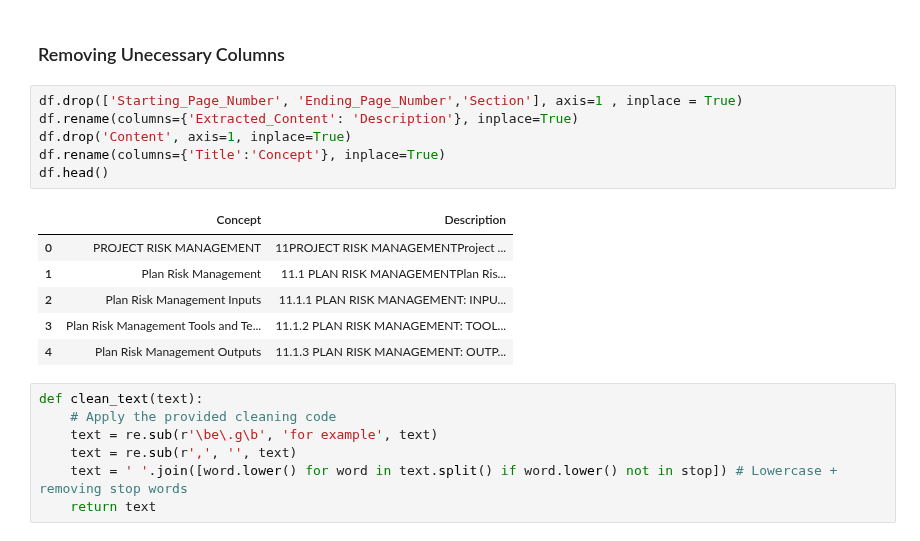
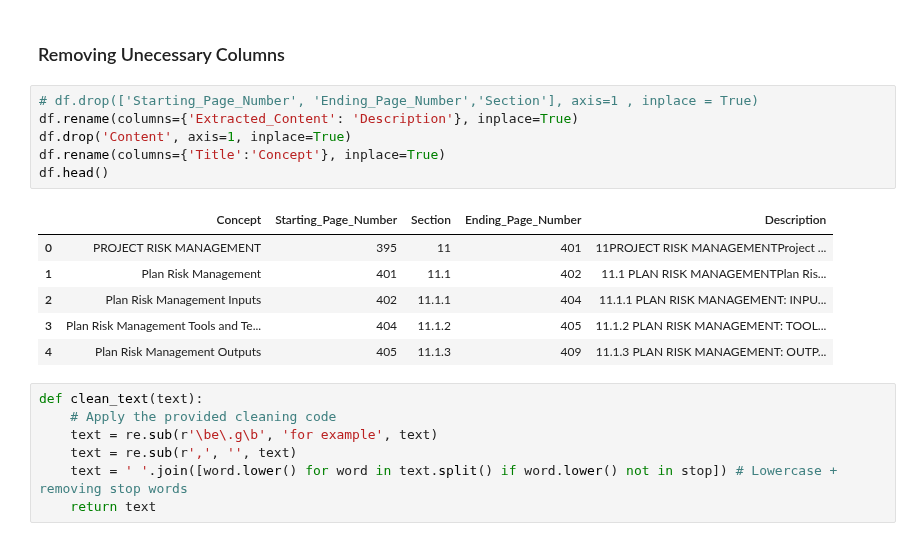
Before and after one commit to oussamaJMAA/PRM-Conceptual-Graphs-Recommendations, a Jupyter notebook: src/PMBOK + PMI.ipynb, the cells around one changed output. Saved outputs shown, nothing was run; the diff lists cells and outputs as text.

```diff
--- a/src/PMBOK + PMI.ipynb
+++ b/src/PMBOK + PMI.ipynb
@@ -420,18 +420,18 @@ df.head()
 # %% [markdown]
 ### Removing Unecessary Columns
 # %%
-df.drop(['Starting_Page_Number', 'Ending_Page_Number','Section'], axis=1 , inplace = True)
+# df.drop(['Starting_Page_Number', 'Ending_Page_Number','Section'], axis=1 , inplace = True)
 df.rename(columns={'Extracted_Content': 'Description'}, inplace=True)
 df.drop('Content', axis=1, inplace=True)
 df.rename(columns={'Title':'Concept'}, inplace=True)
 df.head()
 # %% [output]
-|  | Concept | Description |
-| 0 | PROJECT RISK MANAGEMENT | 11PROJECT RISK MANAGEMENTProject ... |
-| 1 | Plan Risk Management | 11.1 PLAN RISK MANAGEMENTPlan Ris... |
-| 2 | Plan Risk Management Inputs | 11.1.1 PLAN RISK MANAGEMENT: INPU... |
-| 3 | Plan Risk Management Tools and Te... | 11.1.2 PLAN RISK MANAGEMENT: TOOL... |
-| 4 | Plan Risk Management Outputs | 11.1.3 PLAN RISK MANAGEMENT: OUTP... |
+|  | Concept | Starting_Page_Number | Section | Ending_Page_Number | Description |
+| 0 | PROJECT RISK MANAGEMENT | 395 | 11 | 401 | 11PROJECT RISK MANAGEMENTProject ... |
+| 1 | Plan Risk Management | 401 | 11.1 | 402 | 11.1 PLAN RISK MANAGEMENTPlan Ris... |
+| 2 | Plan Risk Management Inputs | 402 | 11.1.1 | 404 | 11.1.1 PLAN RISK MANAGEMENT: INPU... |
+| 3 | Plan Risk Management Tools and Te... | 404 | 11.1.2 | 405 | 11.1.2 PLAN RISK MANAGEMENT: TOOL... |
+| 4 | Plan Risk Management Outputs | 405 | 11.1.3 | 409 | 11.1.3 PLAN RISK MANAGEMENT: OUTP... |
 # %%
 def clean_text(text):
     # Apply the provided cleaning code
```
Also changed, not shown: parts of 12 cells of this notebook, 1 other file.
